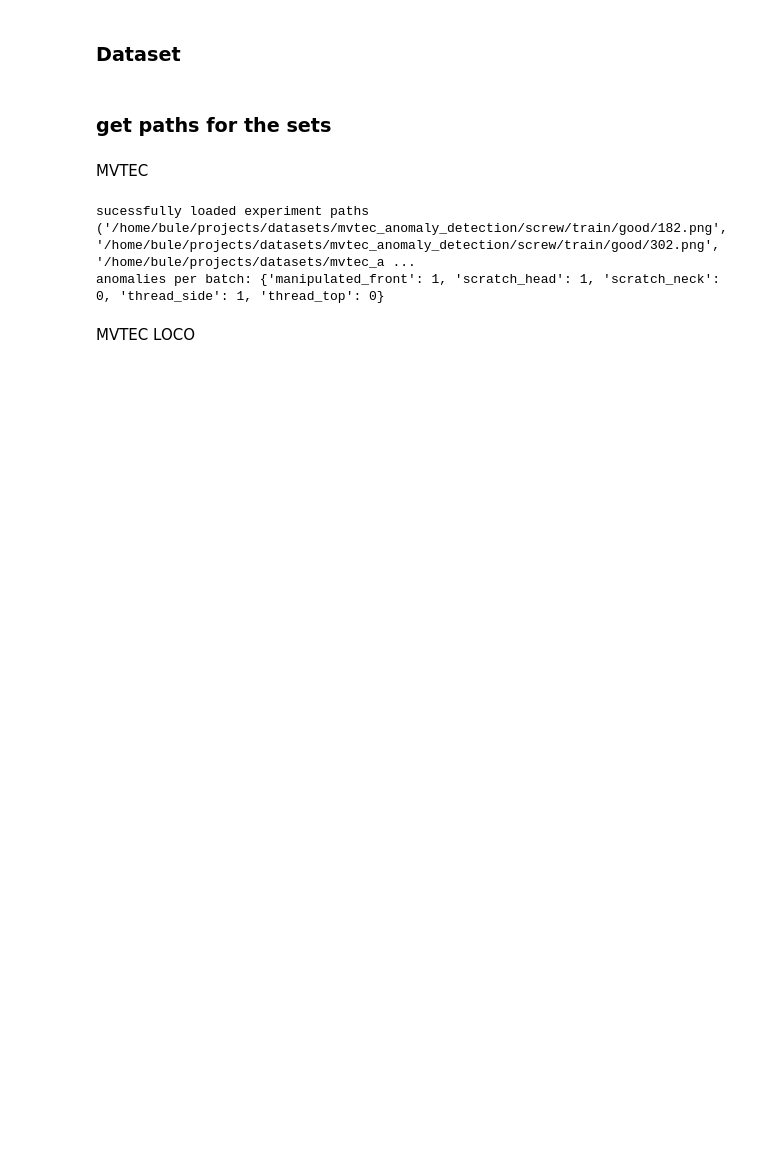
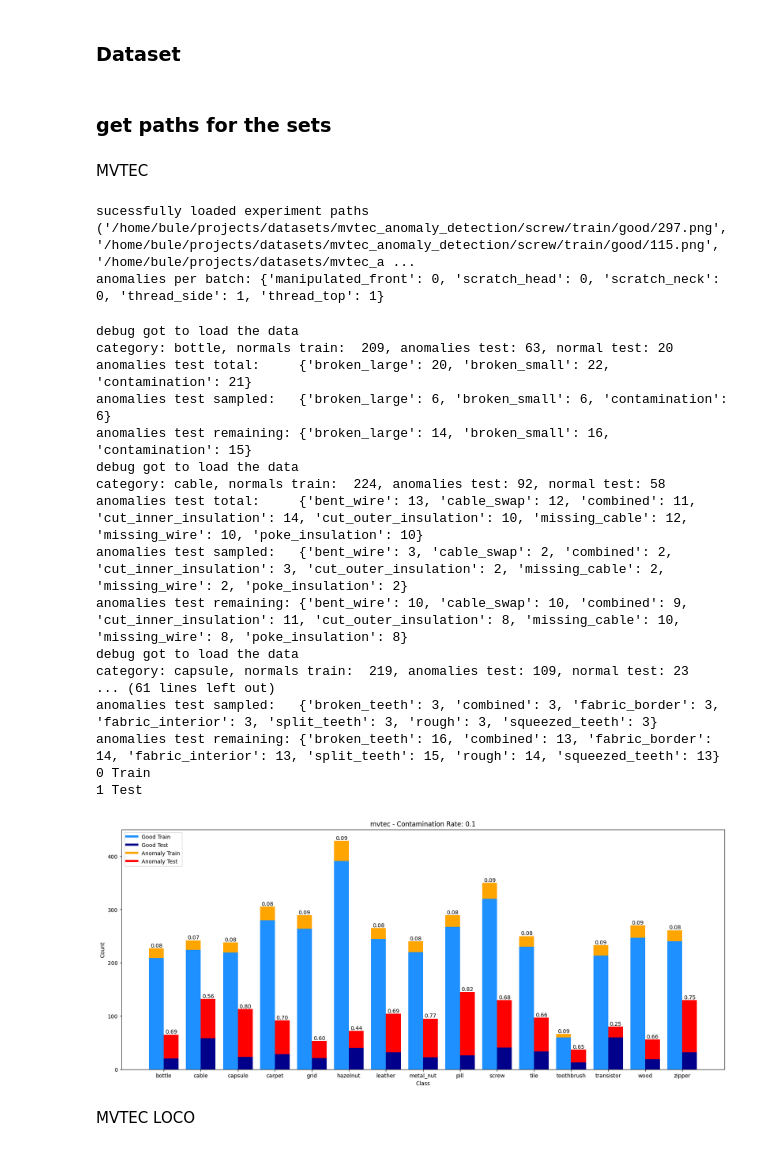
Before and after one commit to buehlpa/UTRAD, a Jupyter notebook: dev_contam_dataloader.ipynb, the cells around one changed output. Drawn from its saved outputs; the diff is of its cells as text; code cells hidden in the pictures; blank space fills up the shorter version.

```diff
--- a/dev_contam_dataloader.ipynb
+++ b/dev_contam_dataloader.ipynb
@@ -569,6 +683,8 @@ def get_dataloader(args):
 # %% [markdown]
 MVTEC
 # %%
+category='screw'
+
 anomaly_categories={
     "bottle": ["broken_large", "broken_small", "contamination"],
     "cable": ["bent_wire", "cable_swap", "combined", "cut_inner_insulation", "cut_outer_insulation", "missing_cable", "missing_wire", "poke_insulation"],
@@ -589,7 +705,7 @@ anomaly_categories={
 
 #args = TrainOptions().parse() # surpass kernelerror with this:
 class TrainOptions:
-    def __init__(self):
+    def __init__(self, category='screw'):
         self.exp_name = "DEV_DATALOADER"
         self.epoch_start = 0
         self.epoch_num = 150
@@ -602,7 +718,7 @@ class TrainOptions:
         self.activation = 'gelu'
         self.unalign_test = False
         self.data_root = '/home/bule/projects/datasets/mvtec_anomaly_detection/'
-        self.data_category = "screw"
+        self.data_category = category
         self.batch_size = 20
         self.lr = 1e-4
         self.b1 = 0.5
@@ -657,8 +773,70 @@ except ValueError:  # Adjust this based on the structure your dataloader returns
     print("Error: Adjust the unpacking based on your dataloader's return value")
 # %% [output]
 sucessfully loaded experiment paths
-('/home/bule/projects/datasets/mvtec_anomaly_detection/screw/train/good/182.png', '/home/bule/projects/datasets/mvtec_anomaly_detection/screw/train/good/302.png', '/home/bule/projects/datasets/mvtec_a ...
-anomalies per batch: {'manipulated_front': 1, 'scratch_head': 1, 'scratch_neck': 0, 'thread_side': 1, 'thread_top': 0}
+('/home/bule/projects/datasets/mvtec_anomaly_detection/screw/train/good/297.png', '/home/bule/projects/datasets/mvtec_anomaly_detection/screw/train/good/115.png', '/home/bule/projects/datasets/mvtec_a ...
+anomalies per batch: {'manipulated_front': 0, 'scratch_head': 0, 'scratch_neck': 0, 'thread_side': 1, 'thread_top': 1}
+# %%
+res_df=pd.DataFrame({'class':[],'categories':[],'good_images':[],'anomalies':[],'ratios':[]})
+
+for key in anomaly_categories.keys():
+    args = TrainOptions(category=key)
+    try:
+        with open(os.path.join('configurations',f'{args.data_set}.json' ), 'r') as file:
+            dataset_parameters = json.load(file)
+        setattr(args, 'dataset_parameters', dataset_parameters)
+
+    except FileNotFoundError:
+        print(f"Configuration file for {args.data_set} not found. Proceeding with default parameters.")
+        setattr(args, 'dataset_parameters', {})
+
+    normal_images, validation_images, sampled_anomalies_for_train, sampled_anomalies_for_val, good_images_test, remaining_anomalies_test = get_paths_mvtec(args,verbose=True)
+    categories = ['Train', 'Test', 'Validation']
+    good_images = [len(normal_images), len(good_images_test), len(validation_images)]
+    anomalies = [len(sampled_anomalies_for_train), len(remaining_anomalies_test), len(sampled_anomalies_for_val)]
+
+    ratios = [anomalies[i] /(good_images[i]+anomalies[i]) if good_images[i] != 0 else 0 for i in range(len(categories))]
+
+    df_class=pd.DataFrame({'class':[key]*len(categories),'categories':categories,'good_images':good_images,'anomalies':anomalies,'ratios':ratios})
+    res_df=pd.concat([res_df,df_class])
+
+
+    # fig, ax = plt.subplots(figsize=(10, 6))
+    # bar_width = 0.5
+    # bar1 = np.arange(len(categories))
+    # p1 = ax.bar(bar1, good_images, bar_width, label='Good Images', color='skyblue')
+    # p2 = ax.bar(bar1, anomalies, bar_width, bottom=good_images, label='Anomalies', color='lightcoral')
+    # ax.set_xlabel('Image Categories')
+    # ax.set_ylabel('Number of Images')
+    # ax.set_title(f'Contaminated {args.contamination_rate} data for category: {args.data_category} dataset: {args.data_set}')
+    # ax.set_xticks(bar1)
+    # ax.set_xticklabels(categories)
+    # ax.legend()
+    # for i in range(len(categories)):
+    #     ax.text(bar1[i], good_images[i] / 2, f'{good_images[i]}', ha='center', va='center', color='black')
+    #     ax.text(bar1[i], good_images[i] + anomalies[i] / 2, f'{anomalies[i]}', ha='center', va='center', color='black')
+    #     ax.text(bar1[i], good_images[i] + anomalies[i] + 5, f'Ratio: {ratios[i]:.2f}', ha='center')
+    # plt.show()
+
+plot_allbars(res_df,args)
+# %% [output]
+debug got to load the data
+category: bottle, normals train:  209, anomalies test: 63, normal test: 20
+anomalies test total:     {'broken_large': 20, 'broken_small': 22, 'contamination': 21}
+anomalies test sampled:   {'broken_large': 6, 'broken_small': 6, 'contamination': 6}
+anomalies test remaining: {'broken_large': 14, 'broken_small': 16, 'contamination': 15}
+debug got to load the data
+category: cable, normals train:  224, anomalies test: 92, normal test: 58
+anomalies test total:     {'bent_wire': 13, 'cable_swap': 12, 'combined': 11, 'cut_inner_insulation': 14, 'cut_outer_insulation': 10, 'missing_cable': 12, 'missing_wire': 10, 'poke_insulation': 10}
+anomalies test sampled:   {'bent_wire': 3, 'cable_swap': 2, 'combined': 2, 'cut_inner_insulation': 3, 'cut_outer_insulation': 2, 'missing_cable': 2, 'missing_wire': 2, 'poke_insulation': 2}
+anomalies test remaining: {'bent_wire': 10, 'cable_swap': 10, 'combined': 9, 'cut_inner_insulation': 11, 'cut_outer_insulation': 8, 'missing_cable': 10, 'missing_wire': 8, 'poke_insulation': 8}
+debug got to load the data
+category: capsule, normals train:  219, anomalies test: 109, normal test: 23
+... (61 lines left out)
+anomalies test sampled:   {'broken_teeth': 3, 'combined': 3, 'fabric_border': 3, 'fabric_interior': 3, 'split_teeth': 3, 'rough': 3, 'squeezed_teeth': 3}
+anomalies test remaining: {'broken_teeth': 16, 'combined': 13, 'fabric_border': 14, 'fabric_interior': 13, 'split_teeth': 15, 'rough': 14, 'squeezed_teeth': 13}
+0 Train
+1 Test
+[figure, added]
 # %% [markdown]
 MVTEC LOCO
 # %%
```
Also changed, not shown: parts of 12 cells of this notebook, 16 other files.
